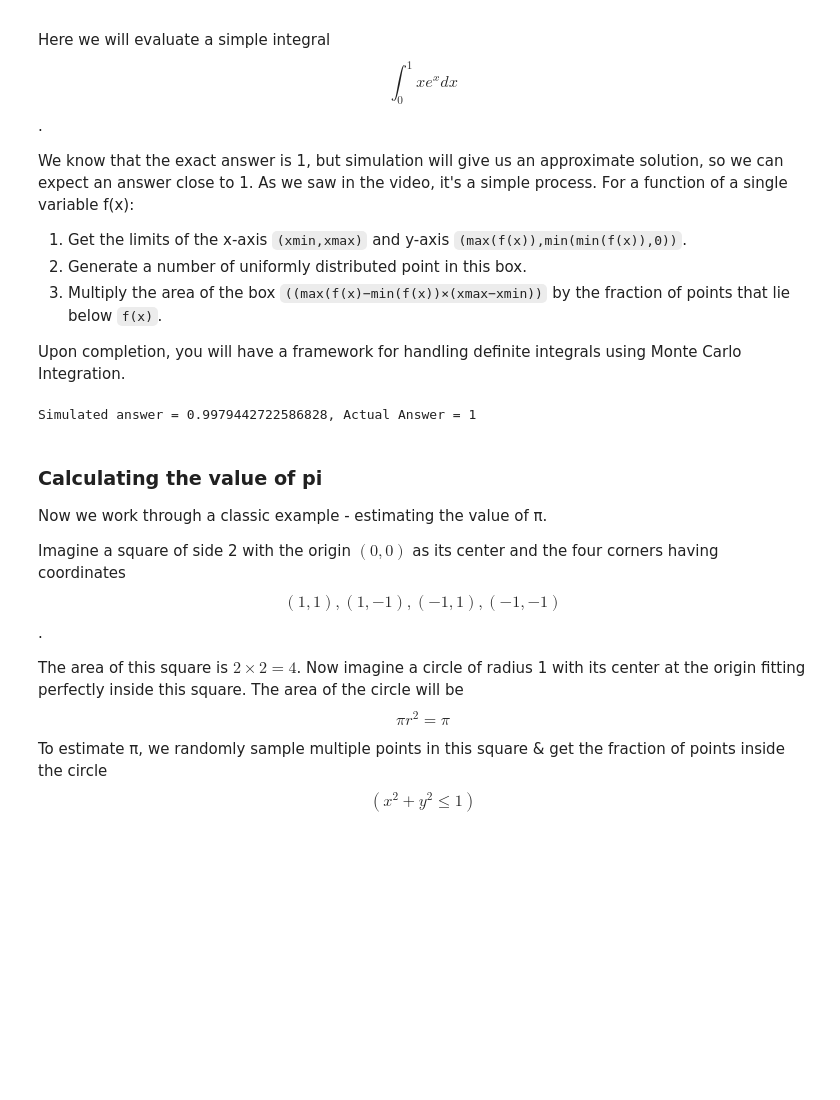
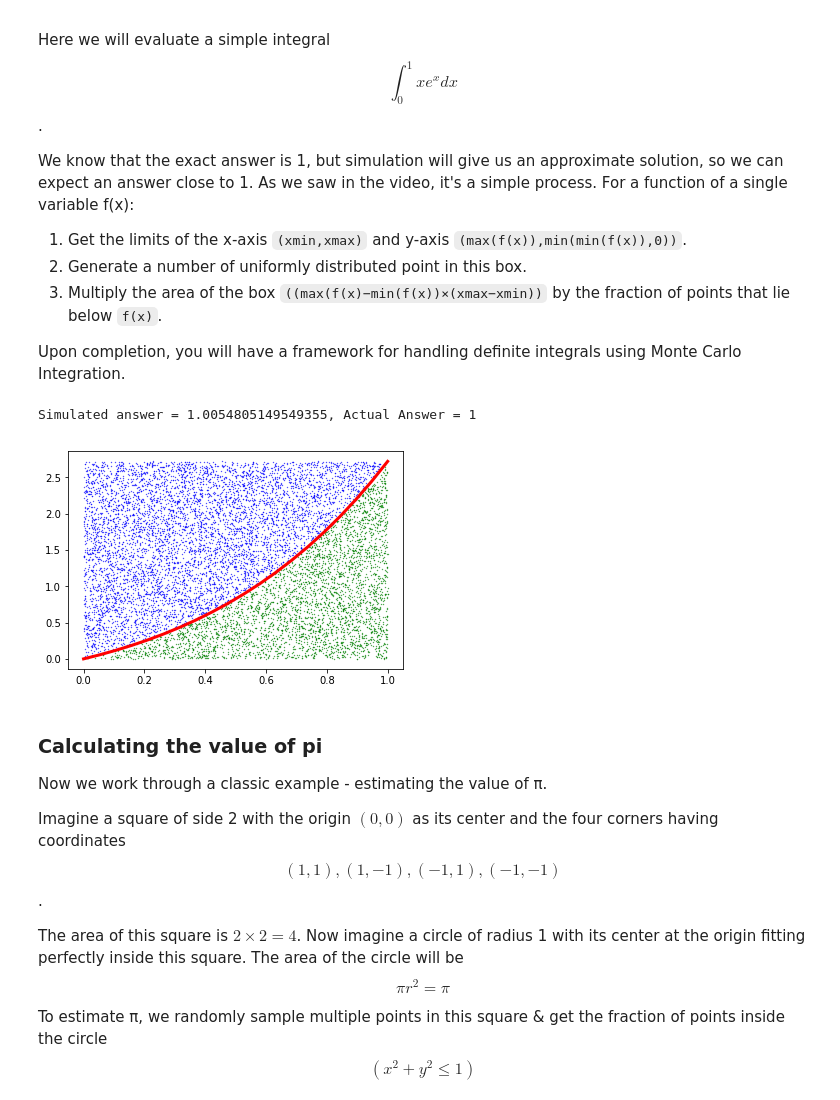
Before and after one commit to sukruc/statistical-simulation, a Jupyter notebook: Monte_Carlo_Integration.ipynb, the cells around one changed output. Drawn from its saved outputs; the diff is of its cells as text; code cells hidden in the pictures; blank space fills up the shorter version.

Commit message:
added plots

```diff
--- a/Monte_Carlo_Integration.ipynb
+++ b/Monte_Carlo_Integration.ipynb
@@ -79,11 +77,26 @@ def sim_integrate(func, xmin, xmax, sims):
     result = area * sum(y < abs(func(x)))/sims
     return result
 
+
+xmin = 0
+xmax = 1
 # Call the sim_integrate function and print results
 result = sim_integrate(func = lambda x: x*np.e**x, xmin = 0, xmax = 1, sims = 5000)
 print("Simulated answer = {}, Actual Answer = 1".format(result))
 # %% [output]
-Simulated answer = 0.9979442722586828, Actual Answer = 1
+Simulated answer = 1.0054805149549355, Actual Answer = 1
+# %%
+f_2 = lambda x: x*np.e**x
+import matplotlib.pyplot as plt
+X = np.random.uniform(low=xmin, high=xmax, size=10000)
+Y = np.random.uniform(low=0, high=f_2(X).max(), size=10000)
+generic_X = np.linspace(xmin, xmax, 20)
+generic_Y = f_2(generic_X)
+plt.scatter(X[Y < f_2(X)], Y[Y < f_2(X)], color='green', s=.1)
+plt.scatter(X[Y > f_2(X)], Y[Y > f_2(X)], color='blue', s=.1)
+_ = plt.plot(generic_X, generic_Y, color='red', linewidth=3)
+# %% [output]
+[figure, added]
 # %% [markdown]
 ### Calculating the value of pi
 
```
Also changed, not shown: parts of 4 cells of this notebook, 1 other file.
